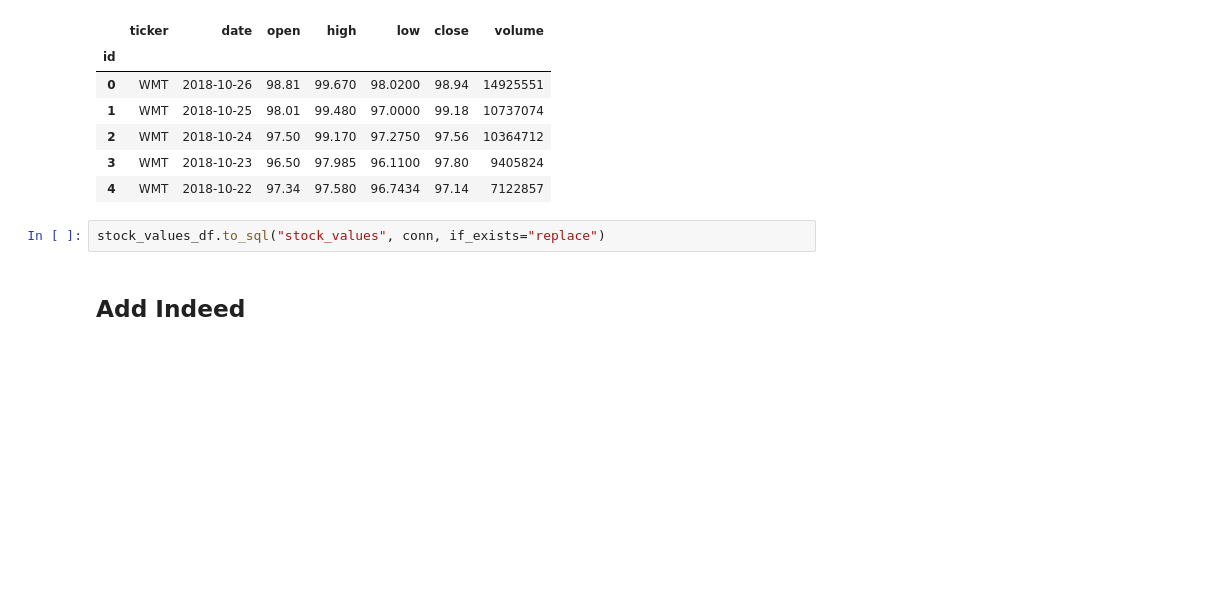
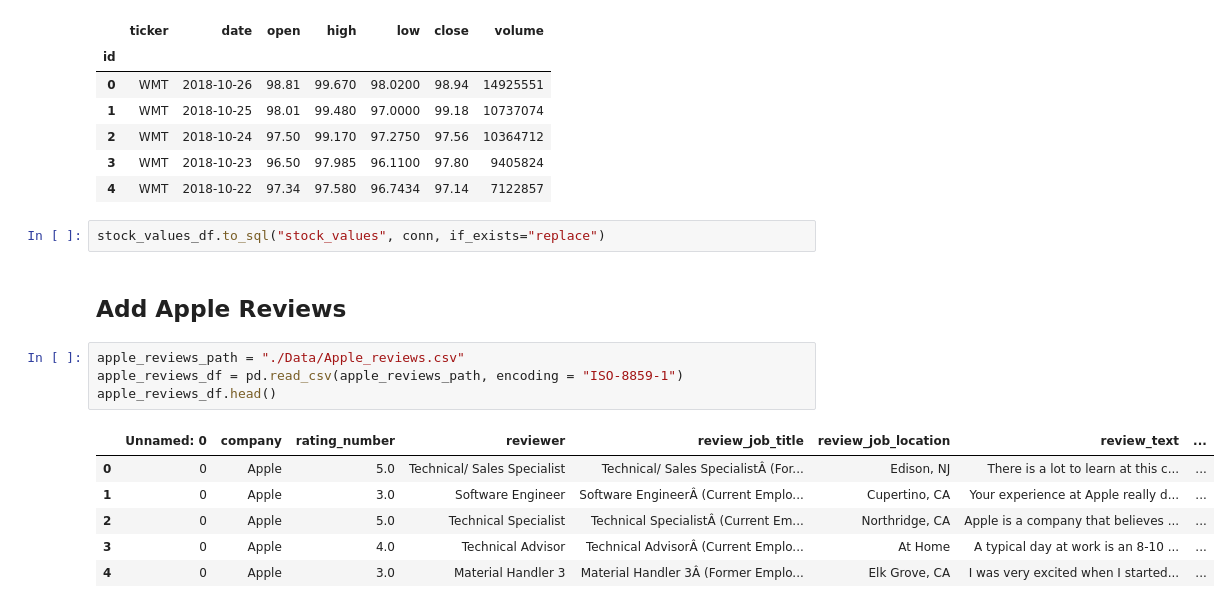
Before and after one commit to mtoriello0725/Fortune500_Database, a Jupyter notebook: Dataset_Transformation.ipynb, the cells around one changed output. Cells and saved outputs as stored; diff of their text form; blank space fills up the shorter version.

```diff
--- a/Dataset_Transformation.ipynb
+++ b/Dataset_Transformation.ipynb
@@ -171,4 +171,15 @@ stock_values_df.head()
 # %%
 stock_values_df.to_sql("stock_values", conn, if_exists="replace")
 # %% [markdown]
-## Add Indeed
+## Add Apple Reviews
+# %%
+apple_reviews_path = "./Data/Apple_reviews.csv"
+apple_reviews_df = pd.read_csv(apple_reviews_path, encoding = "ISO-8859-1")
+apple_reviews_df.head()
+# %% [output]
+|  | Unnamed: 0 | company | rating_number | reviewer | review_job_title | review_job_location | review_text | ... |
+| 0 | 0 | Apple | 5.0 | Technical/ Sales Specialist | Technical/ Sales SpecialistÂ (For... | Edison, NJ | There is a lot to learn at this c... | ... |
+| 1 | 0 | Apple | 3.0 | Software Engineer | Software EngineerÂ (Current Emplo... | Cupertino, CA | Your experience at Apple really d... | ... |
+| 2 | 0 | Apple | 5.0 | Technical Specialist | Technical SpecialistÂ (Current Em... | Northridge, CA | Apple is a company that believes ... | ... |
+| 3 | 0 | Apple | 4.0 | Technical Advisor | Technical AdvisorÂ (Current Emplo... | At Home | A typical day at work is an 8-10 ... | ... |
+| 4 | 0 | Apple | 3.0 | Material Handler 3 | Material Handler 3Â (Former Emplo... | Elk Grove, CA | I was very excited when I started... | ... |
```
Also changed, not shown: parts of 14 cells of this notebook, 5 other files.
